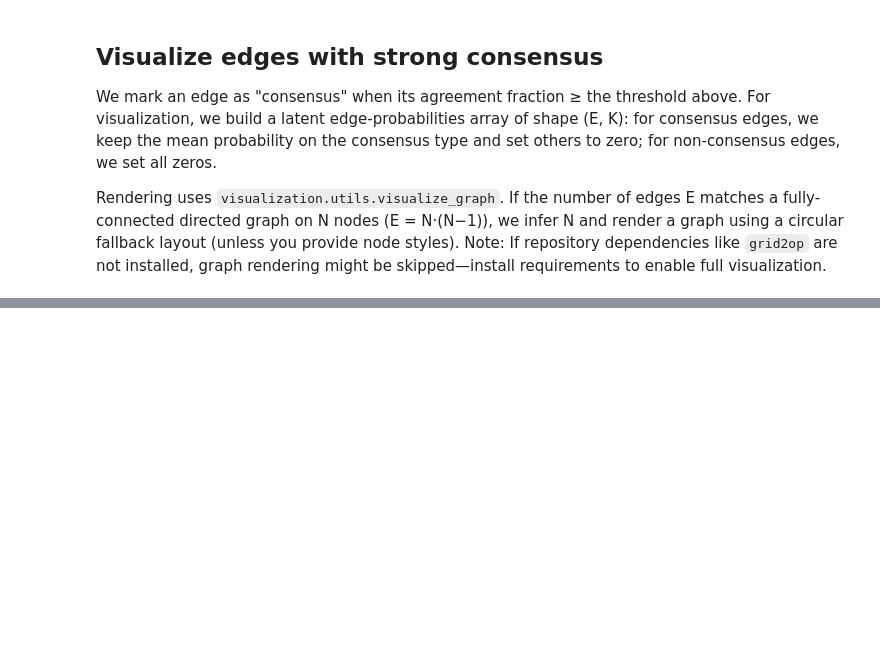
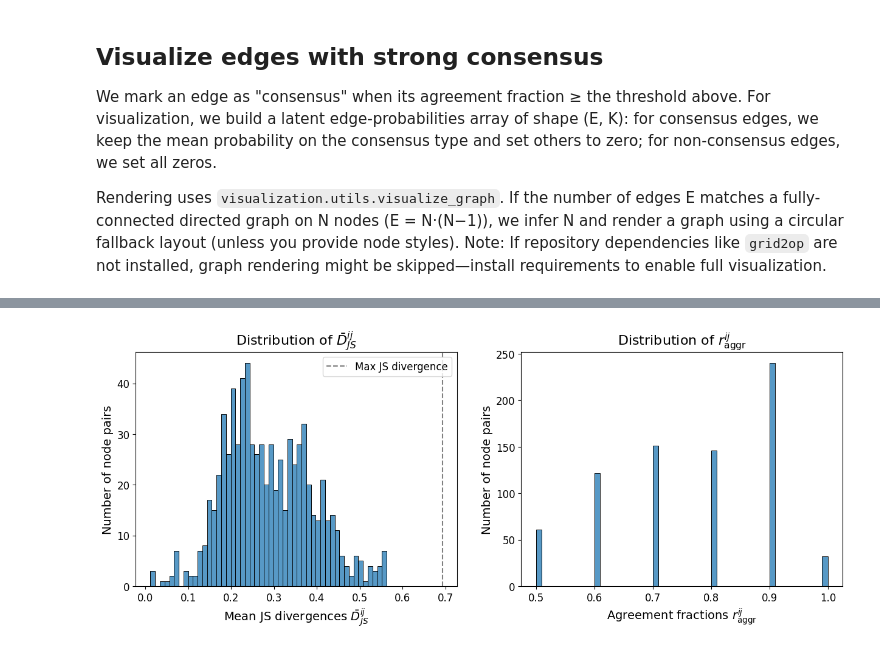
Before and after one commit to HansDampf37/NRI-for-explainable-RL-in-Power-Grids, a Jupyter notebook: src/visualization/edge_consistency_analysis.ipynb, the cells around one changed output, grey strips where cells are left out. Drawn from its saved outputs; the diff is of its cells as text; code cells hidden in the pictures; blank space fills up the shorter version.

```diff
--- a/src/visualization/edge_consistency_analysis.ipynb
+++ b/src/visualization/edge_consistency_analysis.ipynb
@@ -317,0 +262,29 @@ ValueError: zero-size array to reduction operation maximum which has no identity
+# %%
+for prefix in prefixes:
+    stats = edge_statistics[prefix]
+    out_dir = Path(os.path.join(out_base, prefix))
+    os.makedirs(out_dir, exist_ok=True)
+    # draw
+    fig, axes = plt.subplots(1, 2, figsize=(15, 5))
+    # 1. mean pairwise js div
+    sns.histplot(stats['js_per_edge'][stacked.max(0)[:, 1] > 0.5], bins=50, ax=axes[0])
+    axes[0].set_xlabel(r'$\text{Mean JS divergences } \bar{D}_{JS}^{ij}$')
+    axes[0].set_ylabel('Number of node pairs')
+    axes[0].set_title(r'$\text{Distribution of } \bar{D}_{JS}^{ij}$')
+    axes[0].axvline(0.6931, color='gray', linestyle='--', label='Max JS divergence')
+    axes[0].legend(loc='upper right')
+    # 2. agreement fraction
+    sns.histplot(
+        stats['agreement_fraction'][stacked.max(0)[:, 1] > 0.5],
+        bins=50,
+        ax=axes[1],
+        element="bars",
+    )
+    axes[1].set_xlabel(r'$\text{Agreement fractions } r^{ij}_{\text{aggr}}$')
+    axes[1].set_ylabel('Number of node pairs')
+    axes[1].set_title(r'$\text{Distribution of } r^{ij}_{\text{aggr}}$')
+    fig.savefig(Path(out_dir, "consensus_summary.png"))
+    fig.savefig(Path(out_dir, "consensus_summary.svg"))
+    plt.show()
+# %% [output]
+[figure, added]
```
Also changed, not shown: parts of 13 cells of this notebook, 11 other files.
